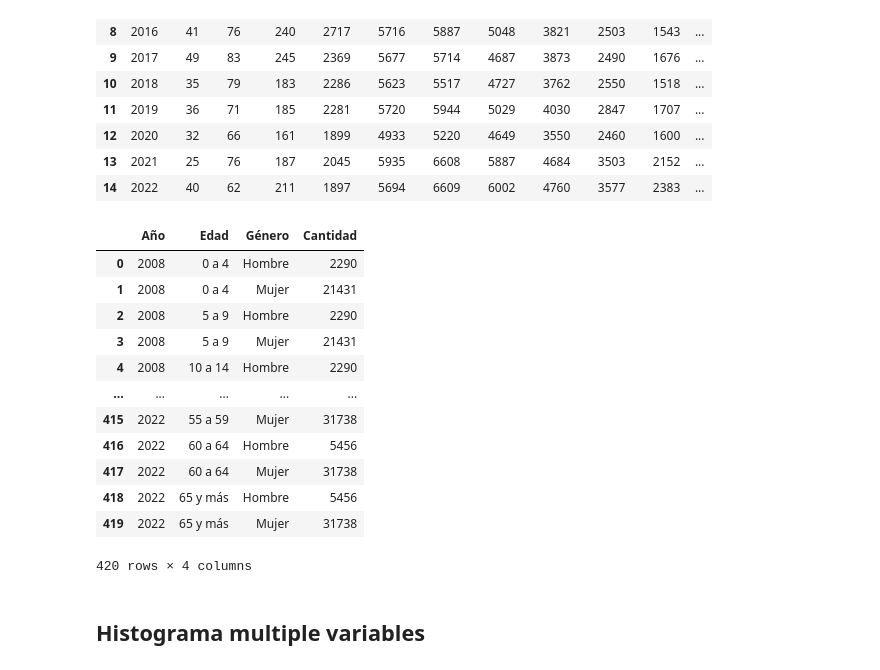
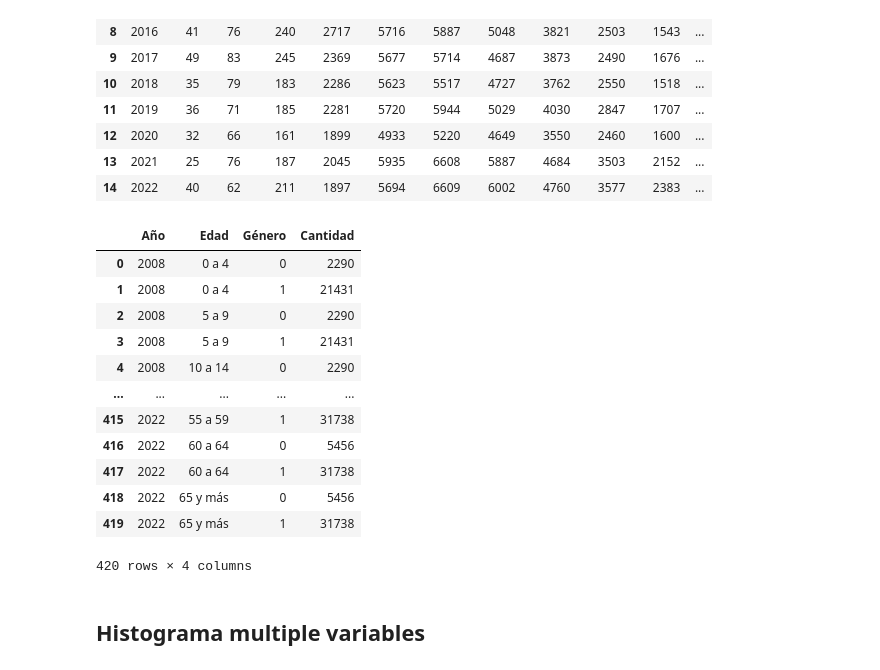
Before and after one commit to josuemj/INE-DataLab, a Jupyter notebook: notebooks/03_clustering.ipynb, the cells around one changed output. Saved outputs shown, nothing was run; the diff lists cells and outputs as text; code cells hidden in the pictures.

```diff
--- a/notebooks/03_clustering.ipynb
+++ b/notebooks/03_clustering.ipynb
@@ -420,34 +418,34 @@ edad_genero
 # %%
 # Eliminar columnas innecesarias
 edad_genero = edad_genero.drop(columns=['Total_x', 'Total_y', 'Ignorado-Edad'], errors='ignore')
 
 # Reorganizar el dataset
 nueva_estructura = []
 
 for index, row in edad_genero.iterrows():
     año = row['Año']  # Obtener el año
     for columna in edad_genero.columns[1:-2]:  # Excluir Año, Hombre, Mujer
-        nueva_estructura.append([año, columna, 'Hombre', row['Hombre']])
-        nueva_estructura.append([año, columna, 'Mujer', row['Mujer']])
+        nueva_estructura.append([año, columna, 0, row['Hombre']])  # 0 para Hombre
+        nueva_estructura.append([año, columna, 1, row['Mujer']])   # 1 para Mujer
 
 # Crear un nuevo DataFrame con la estructura correcta
 nuevo_edad_genero = pd.DataFrame(nueva_estructura, columns=['Año', 'Edad', 'Género', 'Cantidad'])
 
 # Mostrar las primeras filas del nuevo dataset
 nuevo_edad_genero
 # %% [output]
 |  | Año | Edad | Género | Cantidad |
-| 0 | 2008 | 0 a 4 | Hombre | 2290 |
-| 1 | 2008 | 0 a 4 | Mujer | 21431 |
-| 2 | 2008 | 5 a 9 | Hombre | 2290 |
-| 3 | 2008 | 5 a 9 | Mujer | 21431 |
-| 4 | 2008 | 10 a 14 | Hombre | 2290 |
+| 0 | 2008 | 0 a 4 | 0 | 2290 |
+| 1 | 2008 | 0 a 4 | 1 | 21431 |
+| 2 | 2008 | 5 a 9 | 0 | 2290 |
+| 3 | 2008 | 5 a 9 | 1 | 21431 |
+| 4 | 2008 | 10 a 14 | 0 | 2290 |
 | ... | ... | ... | ... | ... |
-| 415 | 2022 | 55 a 59 | Mujer | 31738 |
-| 416 | 2022 | 60 a 64 | Hombre | 5456 |
-| 417 | 2022 | 60 a 64 | Mujer | 31738 |
-| 418 | 2022 | 65 y más | Hombre | 5456 |
-| 419 | 2022 | 65 y más | Mujer | 31738 |
+| 415 | 2022 | 55 a 59 | 1 | 31738 |
+| 416 | 2022 | 60 a 64 | 0 | 5456 |
+| 417 | 2022 | 60 a 64 | 1 | 31738 |
+| 418 | 2022 | 65 y más | 0 | 5456 |
+| 419 | 2022 | 65 y más | 1 | 31738 |
 420 rows × 4 columns
 # %% [markdown]
 ## Histograma multiple variables
```
Also changed, not shown: parts of 12 cells of this notebook.
